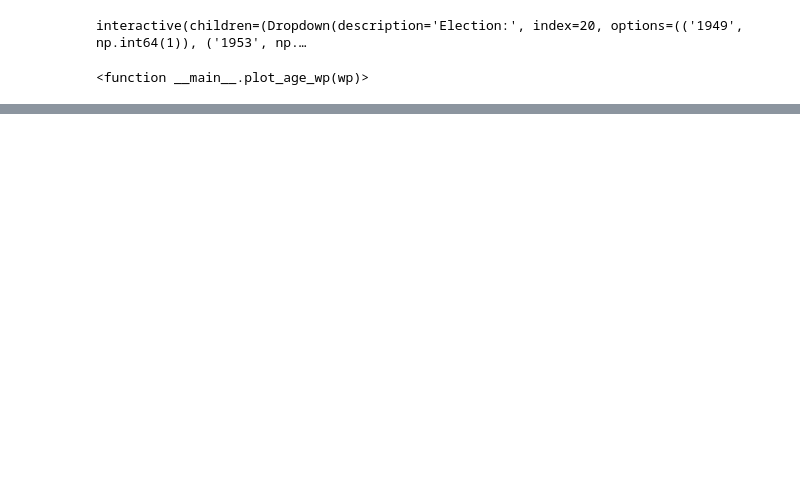
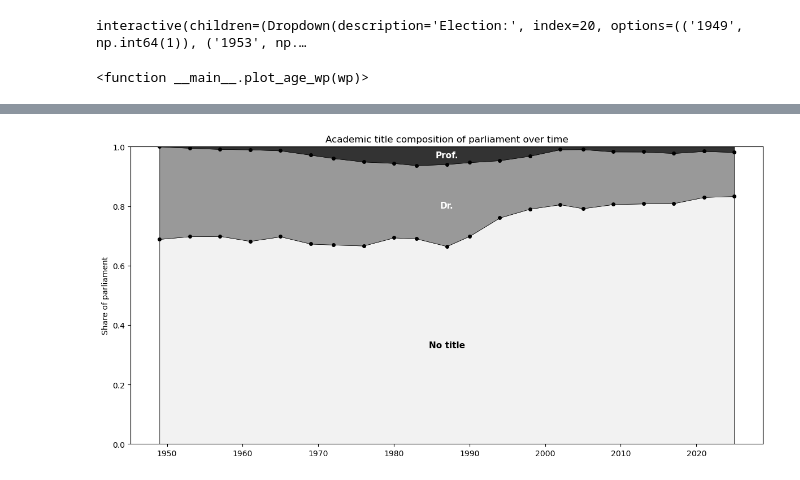
Before and after one commit to carl-lorenz/Visualization, a Jupyter notebook: Exam/1_members_of_german_parliament.ipynb, the cells around one changed output, grey strips where cells are left out. Drawn from its saved outputs; the diff is of its cells as text; code cells hidden in the pictures; blank space fills up the shorter version.

```diff
--- a/Exam/1_members_of_german_parliament.ipynb
+++ b/Exam/1_members_of_german_parliament.ipynb
@@ -826,2 +804,87 @@ plt.show()
 # %%
-print(wp_parties_df.columns)
+def categorize_acad_title(title):
+    if pd.isna(title) or title is None:
+        return 'No title'
+    title = title.strip()
+    if title.startswith('Prof'):
+        return 'Prof.'
+    elif title.startswith('Dr'):
+        return 'Dr.'
+    else:
+        return 'No title'
+
+wp_df['Acad_Title_cat'] = wp_df['Acad_Title'].apply(categorize_acad_title).astype('category')
+
+title_shades = {
+    'No title': '#f2f2f2',
+    'Dr.': '#999999',
+    'Prof.': '#333333'
+}
+
+# Weighted composition per WP (accounts for partial-term members via Frac_of_WP)
+title_weight = (
+    wp_df
+    .groupby(['WP', 'Acad_Title_cat'], observed=True)['Frac_of_WP']
+    .sum()
+    .unstack(fill_value=0)
+)
+
+# Normalize to 100%
+title_share = title_weight.div(title_weight.sum(axis=1), axis=0)
+
+# Merge with election year for x-axis
+title_share = title_share.merge(
+    terms_df[['WP', 'election_y_int']], left_index=True, right_on='WP'
+).sort_values('WP')
+
+# Order: No title (bottom) -> Dr. -> Prof. (top)
+categories = ['No title', 'Dr.', 'Prof.']
+
+x = title_share['election_y_int'].values
+ys = [title_share[cat].values for cat in categories]
+
+fig, ax = plt.subplots(figsize=(12, 6))
+
+ax.stackplot(
+    x,
+    ys,
+    colors=[title_shades[cat] for cat in categories],
+    edgecolor='black',
+    linewidth=0.5
+)
+
+# Add points on each internal boundary line (skip the bottom y=0 and top y=1 lines)
+cum = np.zeros(len(x))
+boundaries = [cum.copy()]
+for y in ys:
+    cum = cum + y
+    boundaries.append(cum.copy())
+
+# boundaries[0] = y=0 (bottom), boundaries[-1] = y=1 (top) -> skip these two
+for b in boundaries[1:-1]:
+    ax.plot(x, b, color='black', linewidth=0.5, marker='o', markersize=4, linestyle='none')
+
+# Text labels inside each band
+mid_idx = len(x) // 2
+mid_x = x[mid_idx]
+
+cum_bottom = 0
+for cat, y in zip(categories, ys):
+    band_center = cum_bottom + y[mid_idx] / 2
+    text_color = 'black' if cat == 'No title' else 'white'
+    ax.text(
+        mid_x, band_center, cat,
+        ha='center', va='center',
+        fontsize=11, color=text_color, fontweight='bold'
+    )
+    cum_bottom += y[mid_idx]
+
+ax.set_ylabel('Share of parliament')
+ax.set_xlabel('')
+ax.set_title('Academic title composition of parliament over time')
+ax.set_ylim(0, 1)
+
+plt.tight_layout()
+plt.show()
+# %% [output]
+[figure, added]
```
Also changed, not shown: parts of 22 cells of this notebook.
